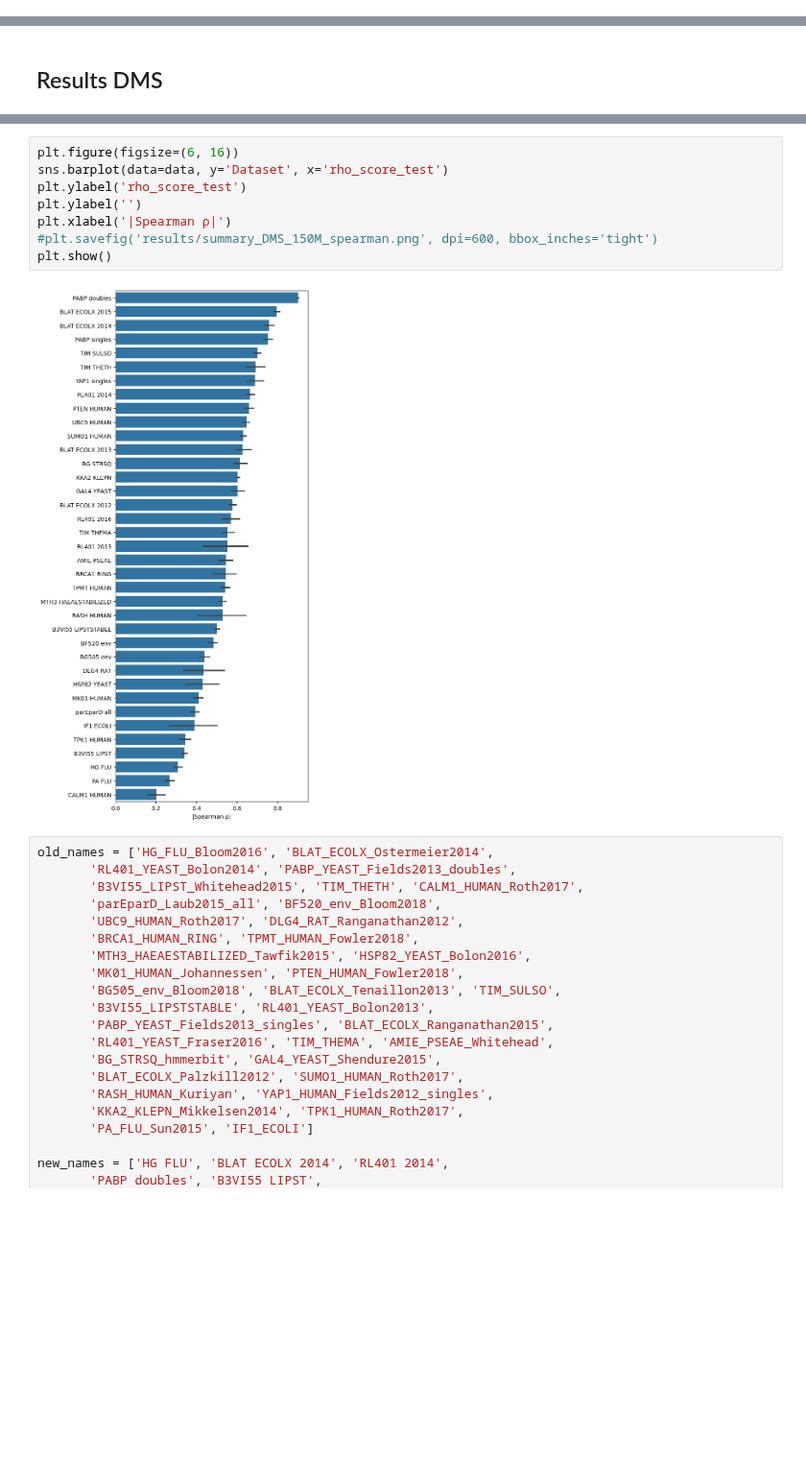
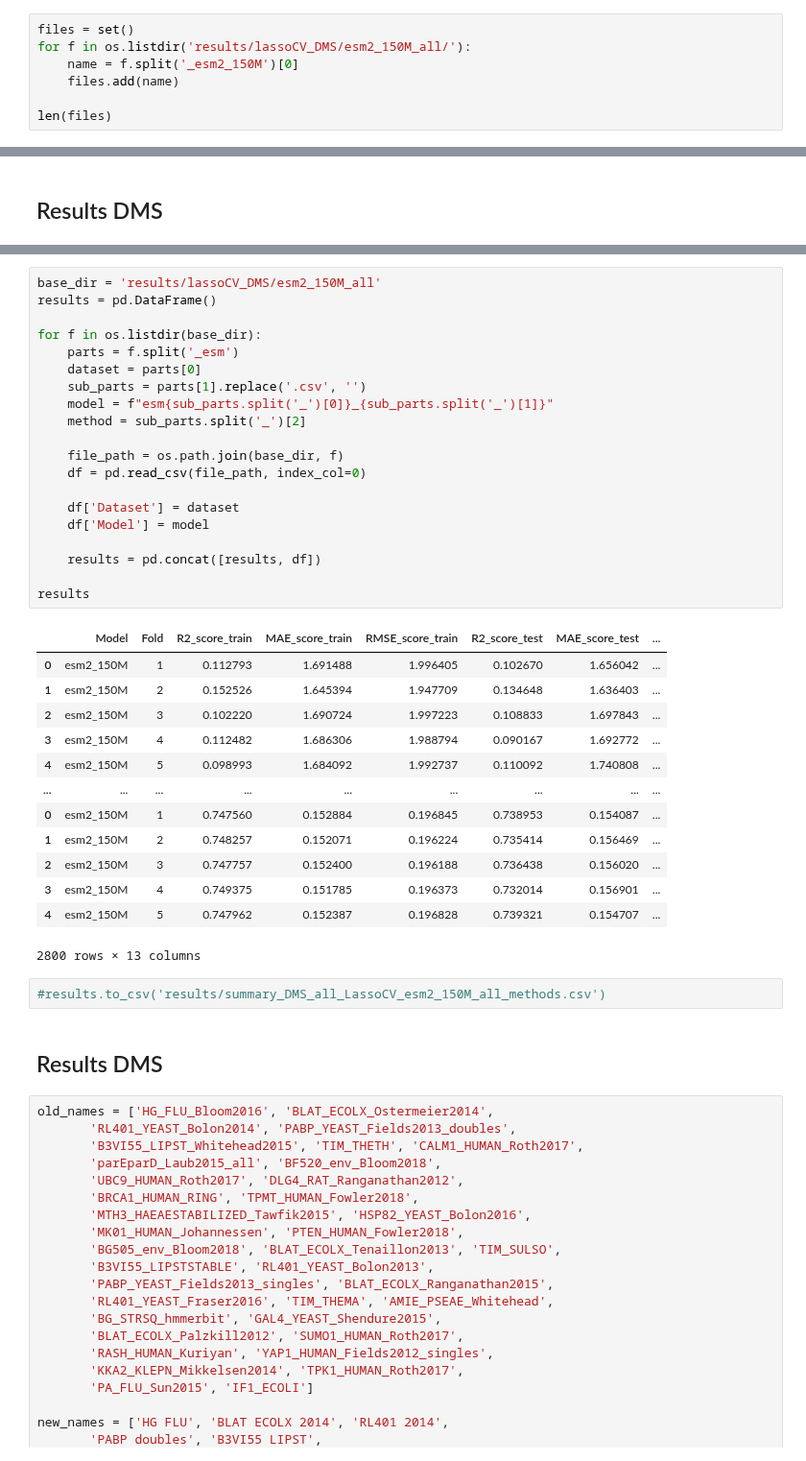
Before and after one commit to ziul-bio/SWAT, a Jupyter notebook: plot_results.ipynb, the cells around one changed output, grey strips where cells are left out. Shown at 96% size. Drawn from its saved outputs; the diff is of its cells as text; blank space fills up the shorter version.

```diff
--- a/plot_results.ipynb
+++ b/plot_results.ipynb
@@ -35,0 +11,7 @@ python scripts/run_reg_Lasso.py -i embeddings/BLAT_ECOLX_Ostermeier2014_esm2_150
+# %%
+files = set()
+for f in os.listdir('results/lassoCV_DMS/esm2_150M_all/'):
+    name = f.split('_esm2_150M')[0]
+    files.add(name)
+
+len(files)
@@ -77,13 +85,41 @@ data
-# %%
-plt.figure(figsize=(6, 16))
-sns.barplot(data=data, y='Dataset', x='rho_score_test')
-plt.ylabel('rho_score_test')
-plt.ylabel('')
-plt.xlabel('|Spearman ρ|')
-#plt.savefig('results/summary_DMS_150M_spearman.png', dpi=600, bbox_inches='tight')
-plt.show()
-# %% [output]
-[figure, removed]
+# %%
+base_dir = 'results/lassoCV_DMS/esm2_150M_all'
+results = pd.DataFrame()
+
+for f in os.listdir(base_dir):
+    parts = f.split('_esm')
+    dataset = parts[0]
+    sub_parts = parts[1].replace('.csv', '')
+    model = f"esm{sub_parts.split('_')[0]}_{sub_parts.split('_')[1]}"
+    method = sub_parts.split('_')[2]
+
+    file_path = os.path.join(base_dir, f)
+    df = pd.read_csv(file_path, index_col=0)
+
+    df['Dataset'] = dataset
+    df['Model'] = model
+
+    results = pd.concat([results, df])
+
+results
+# %% [output]
+|  | Model | Fold | R2_score_train | MAE_score_train | RMSE_score_train | R2_score_test | MAE_score_test | ... |
+| 0 | esm2_150M | 1 | 0.112793 | 1.691488 | 1.996405 | 0.102670 | 1.656042 | ... |
+| 1 | esm2_150M | 2 | 0.152526 | 1.645394 | 1.947709 | 0.134648 | 1.636403 | ... |
+| 2 | esm2_150M | 3 | 0.102220 | 1.690724 | 1.997223 | 0.108833 | 1.697843 | ... |
+| 3 | esm2_150M | 4 | 0.112482 | 1.686306 | 1.988794 | 0.090167 | 1.692772 | ... |
+| 4 | esm2_150M | 5 | 0.098993 | 1.684092 | 1.992737 | 0.110092 | 1.740808 | ... |
+| ... | ... | ... | ... | ... | ... | ... | ... | ... |
+| 0 | esm2_150M | 1 | 0.747560 | 0.152884 | 0.196845 | 0.738953 | 0.154087 | ... |
+| 1 | esm2_150M | 2 | 0.748257 | 0.152071 | 0.196224 | 0.735414 | 0.156469 | ... |
+| 2 | esm2_150M | 3 | 0.747757 | 0.152400 | 0.196188 | 0.736438 | 0.156020 | ... |
+| 3 | esm2_150M | 4 | 0.749375 | 0.151785 | 0.196373 | 0.732014 | 0.156901 | ... |
+| 4 | esm2_150M | 5 | 0.747962 | 0.152387 | 0.196828 | 0.739321 | 0.154707 | ... |
+2800 rows × 13 columns
+# %%
+#results.to_csv('results/summary_DMS_all_LassoCV_esm2_150M_all_methods.csv')
+# %% [markdown]
+## Results DMS
 # %%
 old_names = ['HG_FLU_Bloom2016', 'BLAT_ECOLX_Ostermeier2014',
        'RL401_YEAST_Bolon2014', 'PABP_YEAST_Fields2013_doubles',
```
Also changed, not shown: parts of 14 cells of this notebook, 2 other files.
